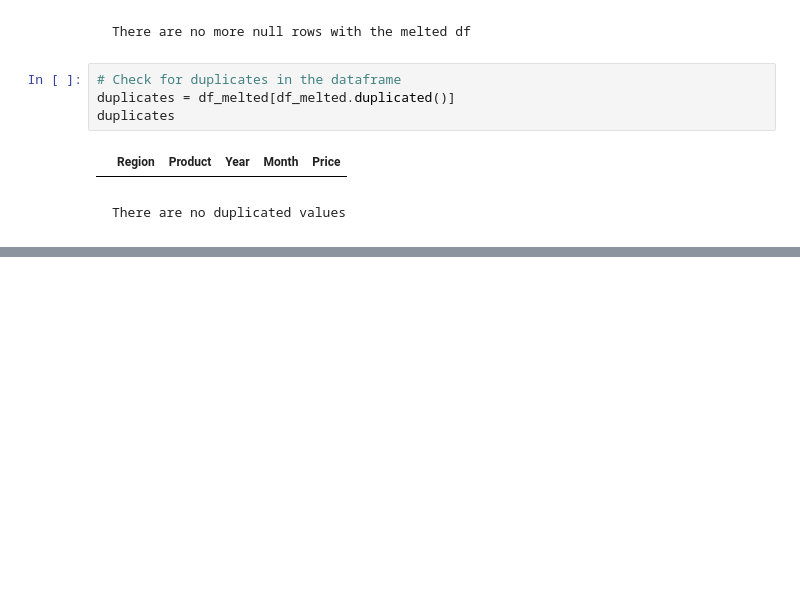
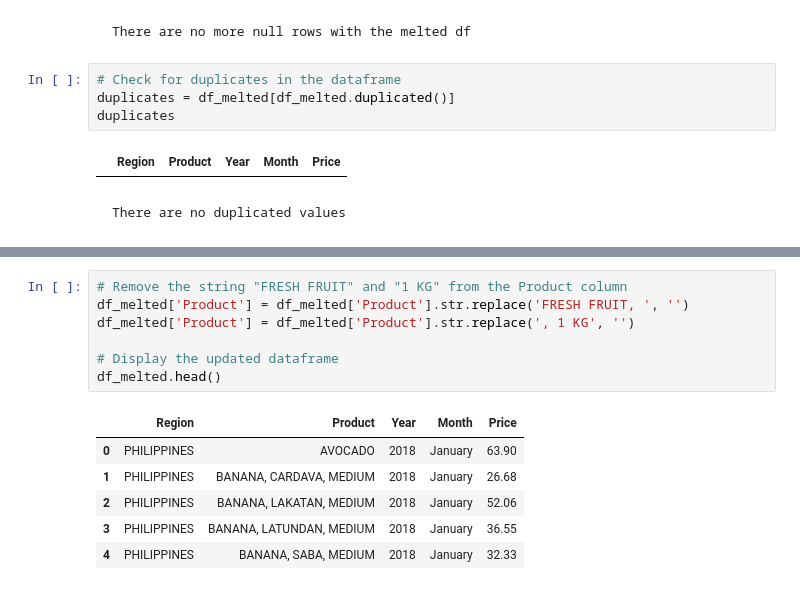
Before and after one commit to RRENN02/Prelims-PH_FruitRetail, a Jupyter notebook: fruit_retail.ipynb, the cells around one changed output, grey strips where cells are left out. Saved outputs shown, nothing was run; the diff lists cells and outputs as text; blank space fills up the shorter version.

Commit message:
Standardizing Product Names
simple string manipulation

```diff
--- a/fruit_retail.ipynb
+++ b/fruit_retail.ipynb
@@ -226,0 +246,14 @@ duplicates
+# %%
+# Remove the string "FRESH FRUIT" and "1 KG" from the Product column
+df_melted['Product'] = df_melted['Product'].str.replace('FRESH FRUIT, ', '')
+df_melted['Product'] = df_melted['Product'].str.replace(', 1 KG', '')
+
+# Display the updated dataframe
+df_melted.head()
+# %% [output]
+|  | Region | Product | Year | Month | Price |
+| 0 | PHILIPPINES | AVOCADO | 2018 | January | 63.90 |
+| 1 | PHILIPPINES | BANANA, CARDAVA, MEDIUM | 2018 | January | 26.68 |
+| 2 | PHILIPPINES | BANANA, LAKATAN, MEDIUM | 2018 | January | 52.06 |
+| 3 | PHILIPPINES | BANANA, LATUNDAN, MEDIUM | 2018 | January | 36.55 |
+| 4 | PHILIPPINES | BANANA, SABA, MEDIUM | 2018 | January | 32.33 |
```
Also changed, not shown: parts of 3 cells of this notebook.
